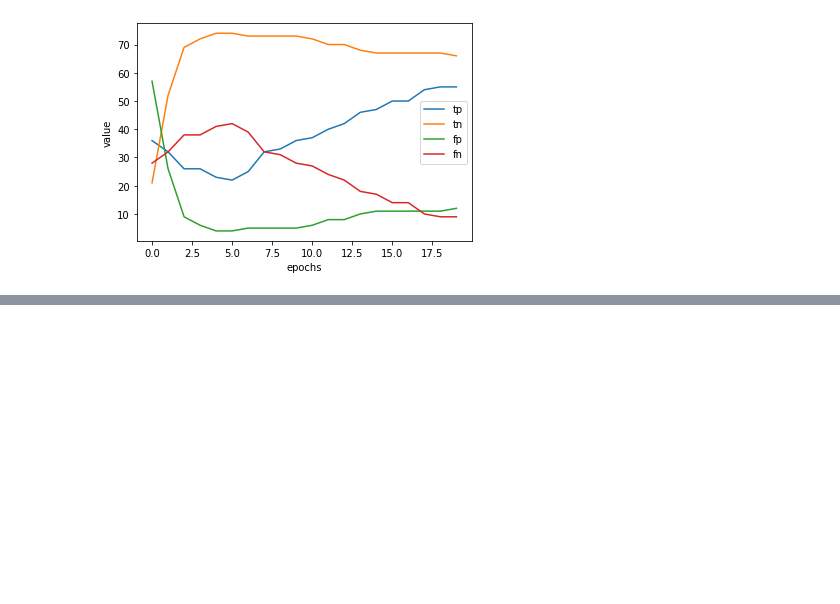
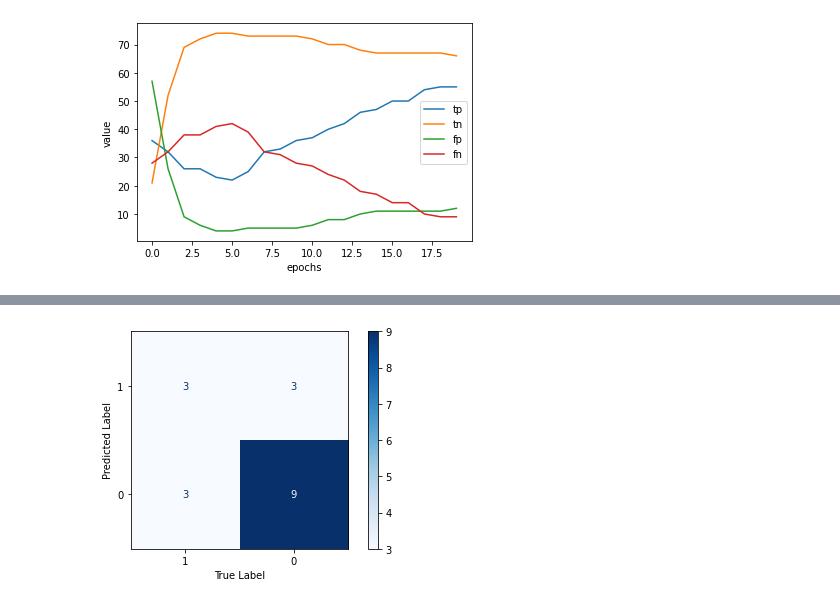
Before and after one commit to johancodes/heart-disease, a Jupyter notebook: heart_disease_ml.ipynb, the cells around one changed output, grey strips where cells are left out. Saved outputs shown, nothing was run; the diff lists cells and outputs as text; code cells hidden in the pictures; blank space fills up the shorter version.

```diff
--- a/heart_disease_ml.ipynb
+++ b/heart_disease_ml.ipynb
@@ -872,0 +864,6 @@ plt.legend()
+# %%
+final_pred = model5.predict(X_test_scaled)
+
+final_pred_rounded = final_pred.round()
+
+final_pred_rounded, y_test, final_pred_rounded == y_test
@@ -872,0 +889,13 @@ plt.legend()
+# %%
+# create neater confusion matrix
+
+fig, ax = plt.subplots(1,1,figsize=(7,4))
+
+ConfusionMatrixDisplay(confusion_matrix(final_pred_rounded, y_test,labels=[1,0]),
+                       display_labels=[1,0]).plot(ax=ax, cmap=plt.cm.Blues, colorbar=True)
+
+ax.set_xlabel("True Label")
+ax.set_ylabel("Predicted Label")
+plt.show()
+# %% [output]
+[figure, added]
```
Also changed, not shown: parts of 29 cells of this notebook.
